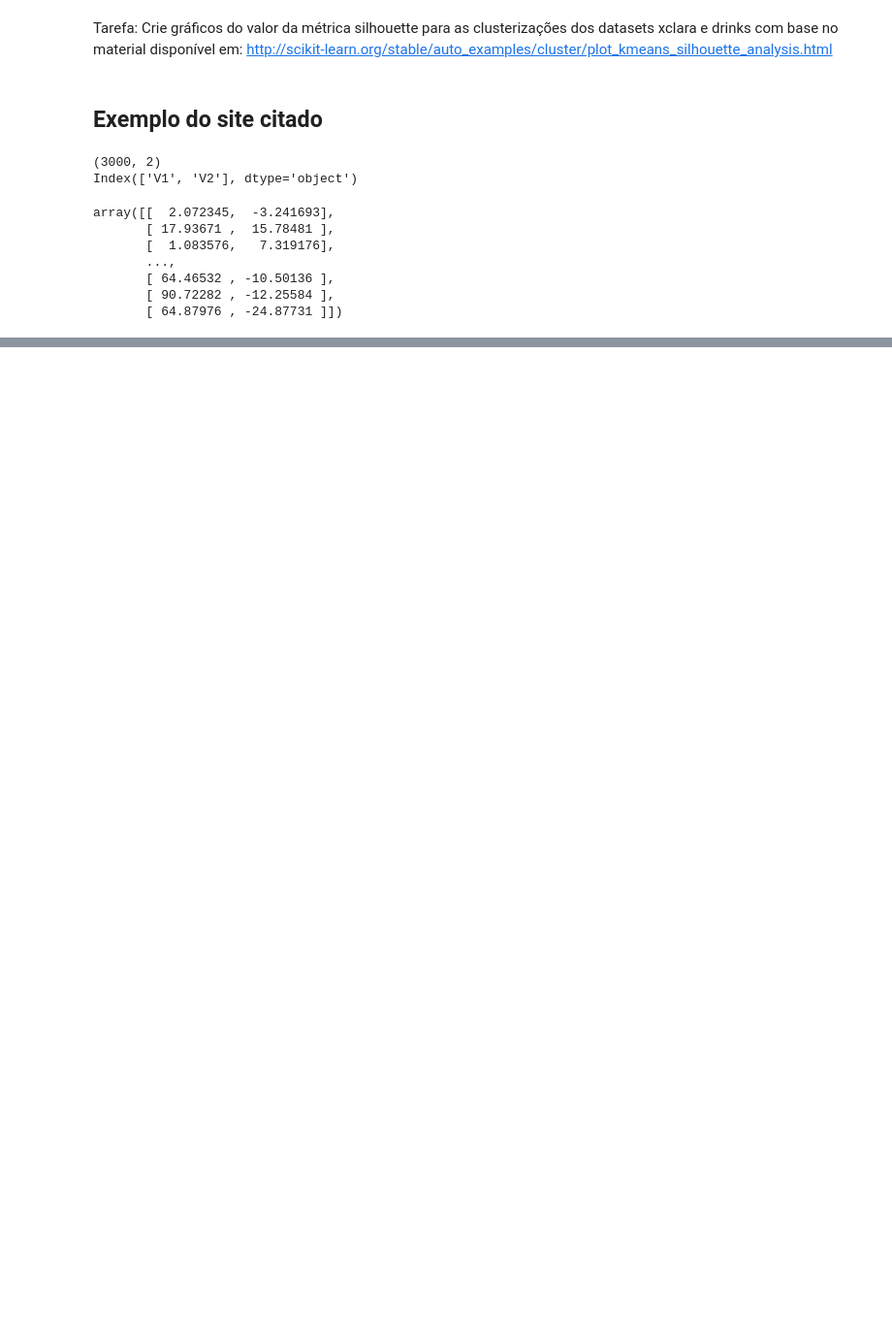
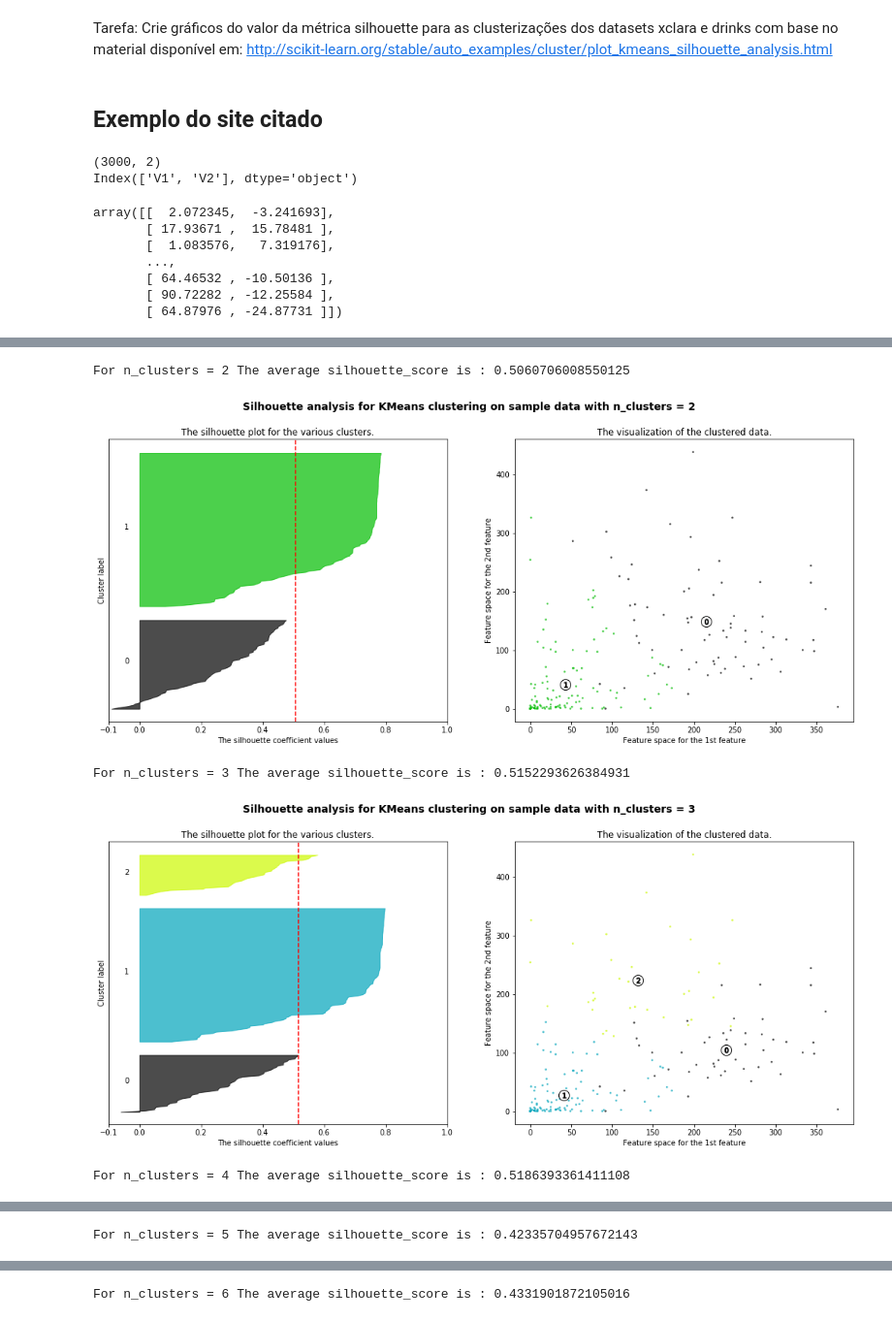
Before and after one commit to Pedalves/DataScience, a Jupyter notebook: Silhouette_Analysis.ipynb, the cells around one changed output, grey strips where cells are left out. Shown at 97% size. Drawn from its saved outputs; the diff is of its cells as text; code cells hidden in the pictures; blank space fills up the shorter version.

```diff
--- a/Silhouette_Analysis.ipynb
+++ b/Silhouette_Analysis.ipynb
@@ -137,0 +144,10 @@ For n_clusters = 6 The average silhouette_score is : 0.3105076740552802
+# %%
+# Importacao dos dados
+dfDrinks = pd.read_csv('in.data/drinks.csv')
+print(dfDrinks.shape)
+print(dfDrinks.columns)
+
+# Excluimos a coluna com nome dos paises
+dfDrinks = dfDrinks.iloc[:,1:].values # O Codigo exemplo utiliza array de NumPY
+
+dfDrinks[3]
@@ -137,0 +162,8 @@ For n_clusters = 6 The average silhouette_score is : 0.3105076740552802
+# %%
+silhouette(dfDrinks)
+# %% [output]
+For n_clusters = 2 The average silhouette_score is : 0.5060706008550125
+[figure, added]
+For n_clusters = 3 The average silhouette_score is : 0.5152293626384931
+[figure, added]
+For n_clusters = 4 The average silhouette_score is : 0.5186393361411108
@@ -137,0 +171 @@ For n_clusters = 6 The average silhouette_score is : 0.3105076740552802
+For n_clusters = 5 The average silhouette_score is : 0.42335704957672143
@@ -137,0 +173 @@ For n_clusters = 6 The average silhouette_score is : 0.3105076740552802
+For n_clusters = 6 The average silhouette_score is : 0.4331901872105016
```
Also changed, not shown: parts of 6 cells of this notebook, 1 other file.
